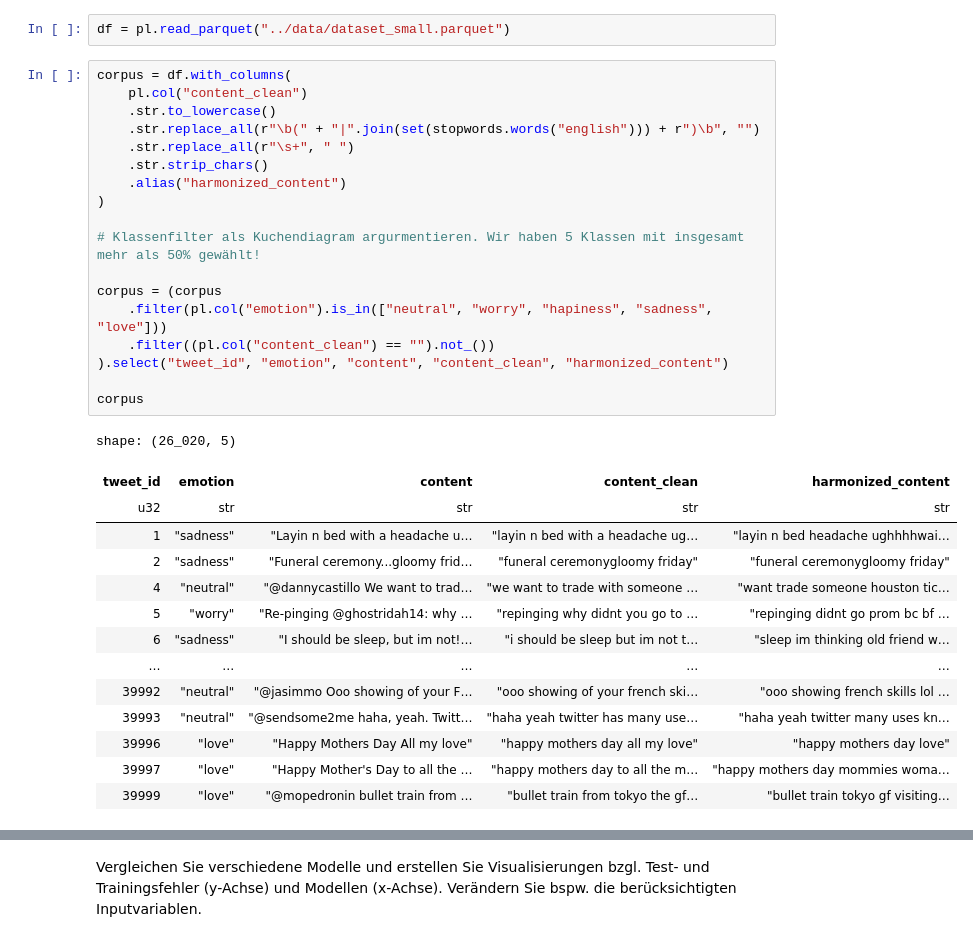
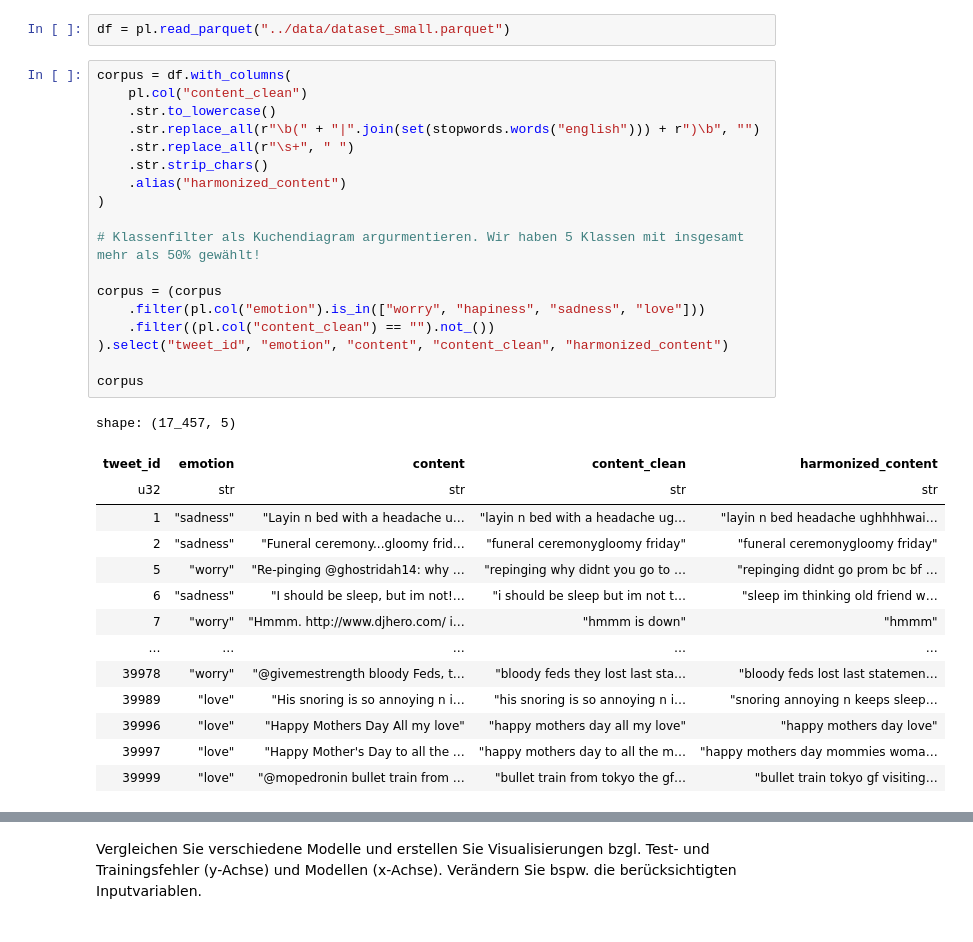
Before and after one commit to Anas2308/Neue_Konzepte_Portfolio, a Jupyter notebook: notebooks/4_Data-Preperation.ipynb, the cells around one changed output, grey strips where cells are left out. Drawn from its saved outputs; the diff is of its cells as text.

```diff
--- a/notebooks/4_Data-Preperation.ipynb
+++ b/notebooks/4_Data-Preperation.ipynb
@@ -18,33 +18,33 @@ df = pl.read_parquet("../data/dataset_small.parquet")
 # %%
 corpus = df.with_columns(
     pl.col("content_clean")
     .str.to_lowercase()
     .str.replace_all(r"\b(" + "|".join(set(stopwords.words("english"))) + r")\b", "")
     .str.replace_all(r"\s+", " ")
     .str.strip_chars()
     .alias("harmonized_content")
 )
 
 # Klassenfilter als Kuchendiagram argurmentieren. Wir haben 5 Klassen mit insgesamt mehr als 50% gewählt!
 
 corpus = (corpus
-    .filter(pl.col("emotion").is_in(["neutral", "worry", "hapiness", "sadness", "love"]))
+    .filter(pl.col("emotion").is_in(["worry", "hapiness", "sadness", "love"]))
     .filter((pl.col("content_clean") == "").not_())
 ).select("tweet_id", "emotion", "content", "content_clean", "harmonized_content")
 
 corpus
 # %% [output]
-shape: (26_020, 5)
+shape: (17_457, 5)
 | tweet_id | emotion | content | content_clean | harmonized_content |
 | u32 | str | str | str | str |
 | 1 | "sadness" | "Layin n bed with a headache u… | "layin n bed with a headache ug… | "layin n bed headache ughhhhwai… |
 | 2 | "sadness" | "Funeral ceremony...gloomy frid… | "funeral ceremonygloomy friday" | "funeral ceremonygloomy friday" |
-| 4 | "neutral" | "@dannycastillo We want to trad… | "we want to trade with someone … | "want trade someone houston tic… |
 | 5 | "worry" | "Re-pinging @ghostridah14: why … | "repinging why didnt you go to … | "repinging didnt go prom bc bf … |
 | 6 | "sadness" | "I should be sleep, but im not!… | "i should be sleep but im not t… | "sleep im thinking old friend w… |
+| 7 | "worry" | "Hmmm. http://www.djhero.com/ i… | "hmmm is down" | "hmmm" |
 | … | … | … | … | … |
-| 39992 | "neutral" | "@jasimmo Ooo showing of your F… | "ooo showing of your french ski… | "ooo showing french skills lol … |
-| 39993 | "neutral" | "@sendsome2me haha, yeah. Twitt… | "haha yeah twitter has many use… | "haha yeah twitter many uses kn… |
+| 39978 | "worry" | "@givemestrength bloody Feds, t… | "bloody feds they lost last sta… | "bloody feds lost last statemen… |
+| 39989 | "love" | "His snoring is so annoying n i… | "his snoring is so annoying n i… | "snoring annoying n keeps sleep… |
 | 39996 | "love" | "Happy Mothers Day All my love" | "happy mothers day all my love" | "happy mothers day love" |
 | 39997 | "love" | "Happy Mother's Day to all the … | "happy mothers day to all the m… | "happy mothers day mommies woma… |
 | 39999 | "love" | "@mopedronin bullet train from … | "bullet train from tokyo the gf… | "bullet train tokyo gf visiting… |
```
Also changed, not shown: parts of 6 cells of this notebook, 3 other files.
